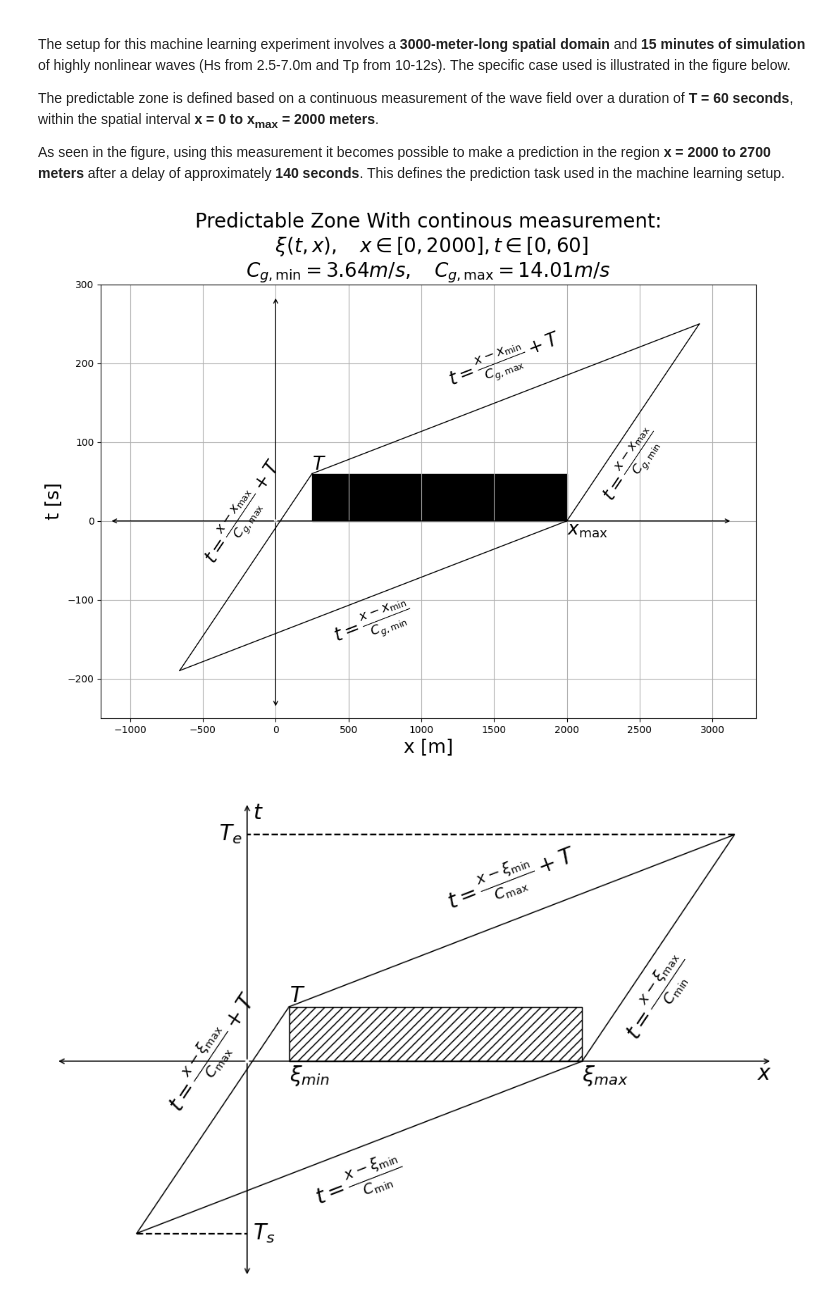
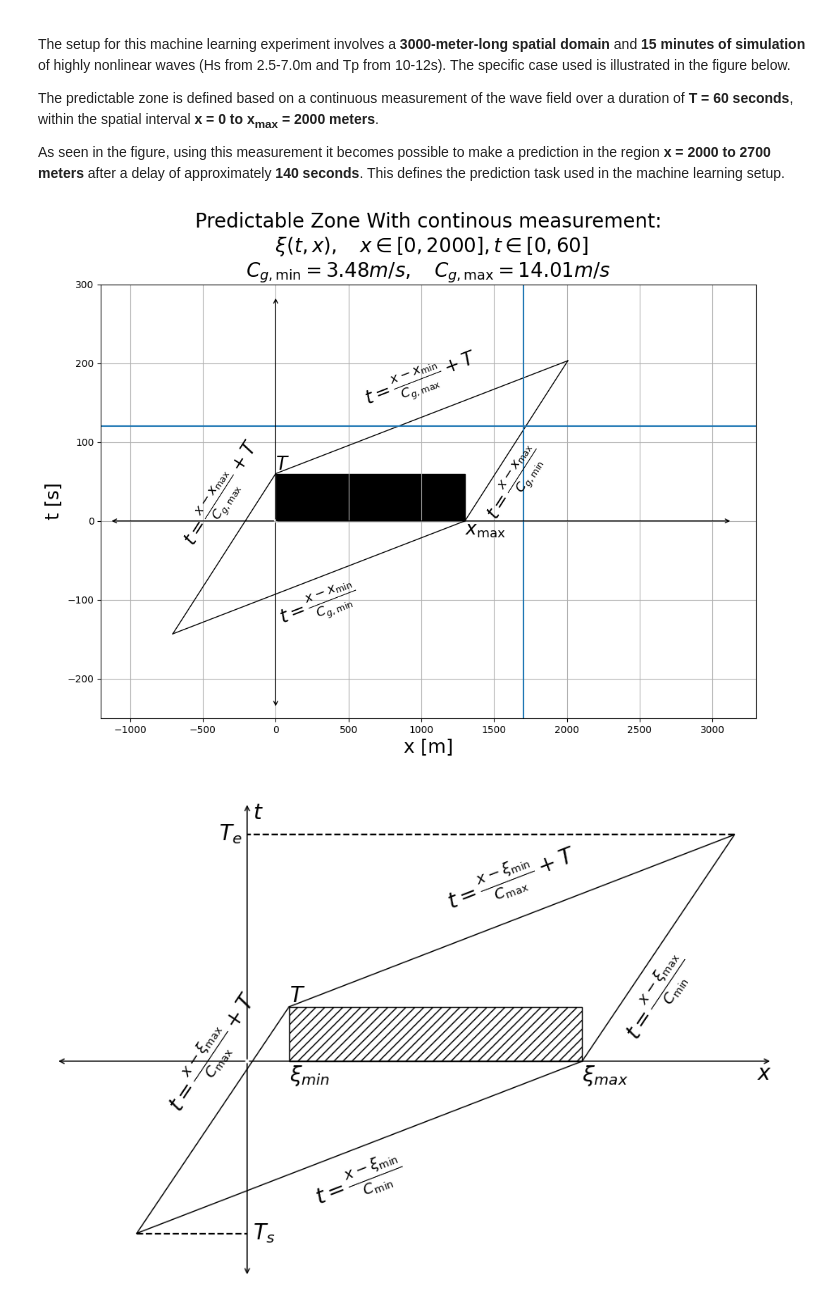
Before and after one commit to VegardBaa/HOSim, a Jupyter notebook: ML/ML_update.ipynb, the cells around one changed output. Saved outputs shown, nothing was run; the diff lists cells and outputs as text; code cells hidden in the pictures.

```diff
--- a/ML/ML_update.ipynb
+++ b/ML/ML_update.ipynb
@@ -20,10 +20,10 @@ As seen in the figure, using this measurement it becomes possible to make a pred
 import matplotlib.pyplot as plt
 import numpy as np
 
-e_min = 250
-e_max = 2000
+e_min = 0
+e_max = 1300
 
-c_min = 3.64
+c_min = 3.64*np.cos(0.3)
 c_max = 14.01
 
 T = 60
@@ -88,35 +88,36 @@ for index in range(len(points_x)-1):
 
     plt.plot([x0, x1], [y0, y1], color="k", linewidth=1)
     # plt.plot(box_y[index:index+2], box_x[index:index+2], color="k", linewidth=1)
 
 plt.fill(box_y, box_x, color="k", linewidth=1)
 
 plt.grid()
 plt.title("Predictable Zone With continous measurement:\n" + fr" $\xi (t, x), \quad x \in [0, 2000], t \in [0, 60]$" + "\n" + fr"$C_{{g,\min}}={c_min:.2f}m/s, \quad C_{{g,\max}}={c_max:.2f}m/s$", fontsize=20)
 plt.ylabel("t [s]", fontsize=fontsize)
 plt.xlabel("x [m]", fontsize=fontsize)
 
 
 # ax.spines['top'].set_visible(False)
 # ax.spines['right'].set_visible(False)
 # ax.spines['bottom'].set_visible(False)
 # ax.spines['left'].set_visible(False)
 
 plt.text(points_y[0], points_x[0], fr"$T$", ha="left", va="bottom", fontsize=fontsize)
 plt.text(points_y[2], points_x[2], fr"$x_{{\max}}$", ha="left", va="top", fontsize=fontsize)
 arrowOffset=10
 ax.annotate('', xy=(x_max*0.95, 0), xytext=(0, 0), arrowprops=dict(arrowstyle="->", color='black', lw=1))
 ax.annotate('', xy=(0, y_max*0.95), xytext=(0, 0), arrowprops=dict(arrowstyle="->", color='black', lw=1))
 ax.annotate('', xy=(x_min*0.95, 0), xytext=(0, 0), arrowprops=dict(arrowstyle="->", color='black', lw=1))
 ax.annotate('', xy=(0, y_min*0.95), xytext=(0, 0), arrowprops=dict(arrowstyle="->", color='black', lw=1))
-
+plt.axhline(y=120)
+plt.axvline(x=1700)
 plt.savefig("figure.pdf", dpi=300)
 plt.savefig("figure.svg")
 plt.show()
 
 # jupyter nbconvert ML_update.ipynb --to pdf --TagRemovePreprocessor.enabled=True --TagRemovePreprocessor.remove_input_tags="['hide_input']" --TagRemovePreprocessor.remove_all_outputs_tags="['hide_output']" --PDFExporter.preprocessors="['nbconvert.preprocessors.TagRemovePreprocessor']"
 # %% [output]
-[figure, old version]
+[figure, new version]
 # %%
 import matplotlib.pyplot as plt
 import numpy as np
```
Also changed, not shown: 2 other files.
